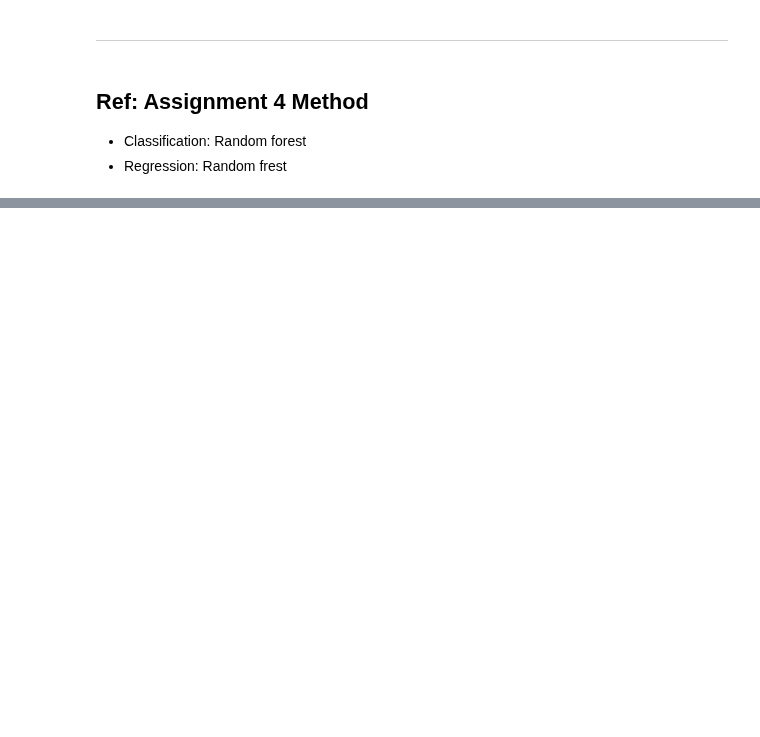
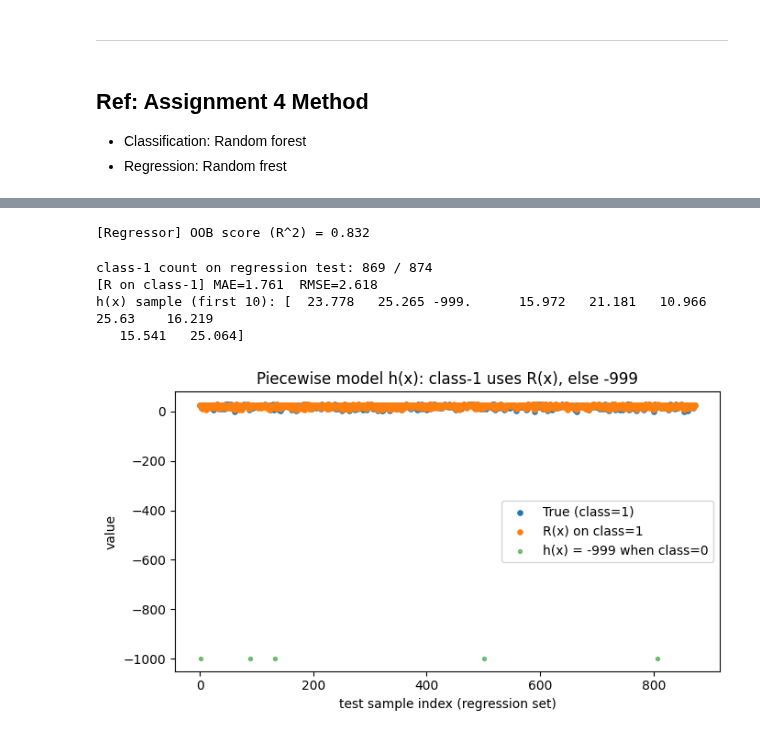
Before and after one commit to XuanWeiWang-999/2025_machine_learning, a Jupyter notebook: Week_6/1141ML_Week_6_Prog02_313652018.ipynb, the cells around one changed output, grey strips where cells are left out. Drawn from its saved outputs; the diff is of its cells as text; code cells hidden in the pictures; blank space fills up the shorter version.

```diff
--- a/Week_6/1141ML_Week_6_Prog02_313652018.ipynb
+++ b/Week_6/1141ML_Week_6_Prog02_313652018.ipynb
@@ -9,0 +58,68 @@
+# %%
+# ==== 4) 訓練回歸器 R(x) = RandomForestRegressor ====
+# 題目精神：在「有效區域」內平滑回歸 → 只用 C=1 的回歸訓練點來訓練 R
+c_on_reg_tr = C.predict(Xr_tr)            # 用分類器去標記回歸訓練資料的有效/無效
+mask_tr = (c_on_reg_tr == 1)
+if not mask_tr.any():
+    print("⚠️ 警告：C 在回歸訓練集沒有預測出 class=1，暫時改用全部回歸訓練資料訓練 R。")
+    mask_tr = slice(None)
+
+R = RandomForestRegressor(
+    n_estimators=500,
+    min_samples_leaf=5,
+    oob_score=True,             # 袋外分數可當 quick CV
+    random_state=rng_seed,
+    n_jobs=-1
+)
+R.fit(Xr_tr[mask_tr], yr_tr[mask_tr])
+print(f"[Regressor] OOB score (R^2) = {getattr(R, 'oob_score_', np.nan):.3f}")
+# %% [output]
+[Regressor] OOB score (R^2) = 0.832
+# %%
+# ==== 5) 分段函數 h(x) ====
+def h(X, C_model, R_model, invalid_value=-999):
+    X2 = np.atleast_2d(X)
+    c = C_model.predict(X2).ravel()     # 0/1
+    r = R_model.predict(X2).ravel()     # 連續值
+    out = np.where(c == 1, r, invalid_value)
+    return out if len(out) > 1 else out[0]
+# %%
+# ==== 6) 在「回歸測試集」上驗證 piecewise 定義 ====
+c_on_reg_te = C.predict(Xr_te)
+mask_te = (c_on_reg_te == 1)
+
+print("class-1 count on regression test:", mask_te.sum(), "/", len(mask_te))
+
+if mask_te.any():
+    yhat_R = R.predict(Xr_te[mask_te])
+    mae  = mean_absolute_error(yr_te[mask_te], yhat_R)
+    rmse = np.sqrt(mean_squared_error(yr_te[mask_te], yhat_R))
+    print(f"[R on class-1] MAE={mae:.3f}  RMSE={rmse:.3f}")
+else:
+    print("⚠️ 測試集中沒有被分到 class=1 的樣本，無法評估回歸誤差。")
+
+# ==== 7) h(x) 的輸出示範（piecewise 行為） ====
+h_te = h(Xr_te, C, R, invalid_value=-999)
+print("h(x) sample (first 10):", np.round(h_te[:10], 3))
+
+# ==== 8) 視覺化：展示 h(x) 的分段行為 ====
+# 以「回歸測試集」為例：class=1 → 真實值 & 預測值，class=0 → -999 平台
+plt.figure(figsize=(7,4))
+idx = np.arange(len(Xr_te))
+
+plt.scatter(idx[mask_te], yr_te[mask_te], s=14, label="True (class=1)")
+plt.scatter(idx[mask_te], R.predict(Xr_te[mask_te]), s=14, label="R(x) on class=1")
+plt.scatter(idx[~mask_te], h_te[~mask_te], s=8, alpha=0.6, label="h(x) = -999 when class=0")
+
+plt.title("Piecewise model h(x): class-1 uses R(x), else -999")
+plt.xlabel("test sample index (regression set)")
+plt.ylabel("value")
+plt.legend()
+plt.tight_layout()
+plt.show()
+# %% [output]
+class-1 count on regression test: 869 / 874
+[R on class-1] MAE=1.761  RMSE=2.618
+h(x) sample (first 10): [  23.778   25.265 -999.      15.972   21.181   10.966   25.63    16.219
+   15.541   25.064]
+[figure, added]
```
Also changed, not shown: parts of 6 cells of this notebook.
